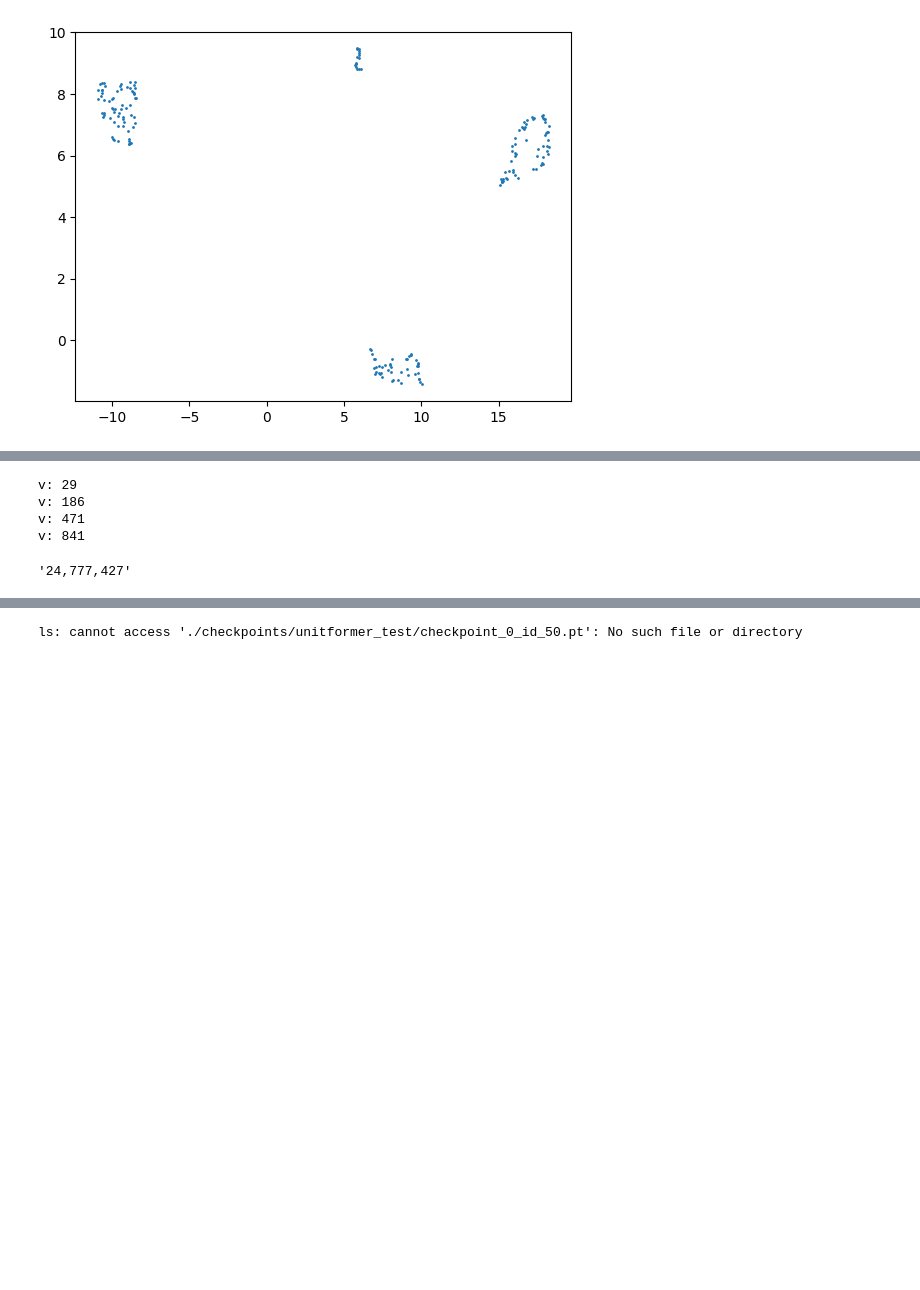
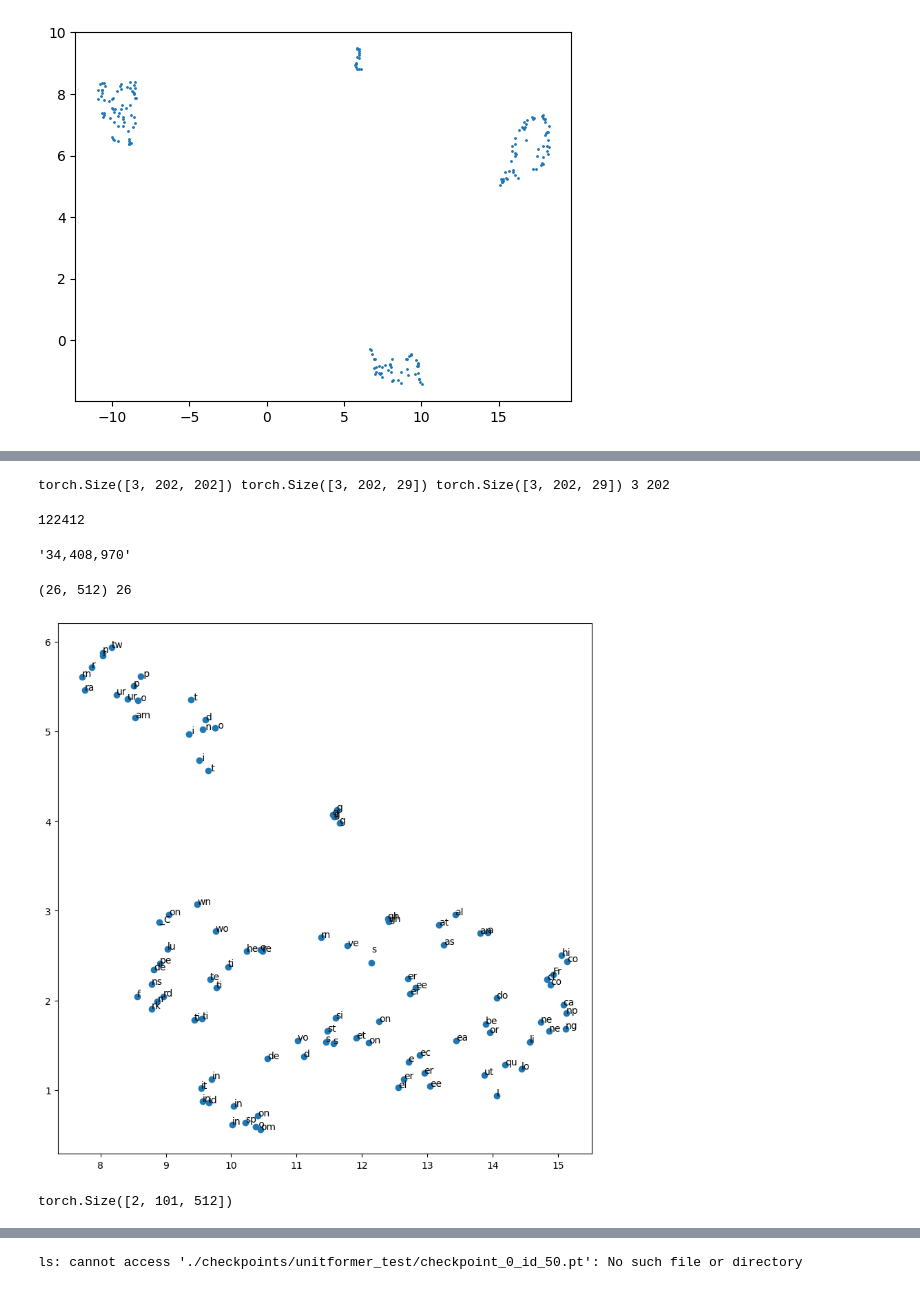
Before and after one commit to robflynnyh/asr_training_scripts, a Jupyter notebook: ipynbs/t.ipynb, the cells around one changed output, grey strips where cells are left out. Cells and saved outputs as stored; diff of their text form; code cells hidden in the pictures; blank space fills up the shorter version.

```diff
--- a/ipynbs/t.ipynb
+++ b/ipynbs/t.ipynb
@@ -303,0 +325,13 @@ tensor([[[ 4, 26,  7,  8],
+# %%
+x = torch.randn(3, 202, 29)
+h, n = x.shape[:2]
+normed_codes = l2norm(x)
+cosine_sim = einsum('h i d, h j d -> h i j', normed_codes, normed_codes)
+print(cosine_sim.shape, normed_codes.shape, x.shape, h, n)
+#cosine_sim = (cosine_sim ** 2).sum() / (h * n ** 2) - (1 / n)
+# %% [output]
+torch.Size([3, 202, 202]) torch.Size([3, 202, 29]) torch.Size([3, 202, 29]) 3 202
+# %%
+(h * n ** 2)
+# %% [output]
+122412
@@ -952,16 +1035,23 @@ class transformer_lm(nn.Module):
 tlm = transformer_lm(
     dim=512,
     vocab_size=29,
-    depth=4,
+    depth=5,
+    inner_depth=2,
     heads=8,
-    ff_mult=2,
+    ff_mult=3,
     shared_kv=True,
     dim_head=64,
 )
 f'{tlm.count_parameters():,}'
 # %% [output]
-v: 29
-v: 186
-v: 471
-v: 841
+'34,408,970'
-'24,777,427'
+# %%
+a = '_'+s
+# split char
+ids = 8
+a = [a[i:i+ids] for i in range(0, len(a), ids)]
+proj = outputs['x_out'][3][0].squeeze(0).detach().cpu().numpy()
+print(proj.shape, len(a))
+proj = umap.UMAP(n_components=2).fit_transform(proj)
+# %% [output]
+(26, 512) 26
@@ -968 +1060,14 @@ v: 841
+# %%
+plt.figure(figsize=(10,10))
+plt.scatter(proj[:,0], proj[:,1])
+# add labels (a)
+for i, txt in enumerate(a):
+    plt.annotate(txt, (proj[i,0], proj[i,1]), size=10)
+plt.show()
+# %% [output]
+[figure, added]
+# %%
+outputs['x_out'][0].shape
+# %% [output]
+torch.Size([2, 101, 512])
 # %%
```
Also changed, not shown: parts of 30 cells of this notebook, 7 other files.
